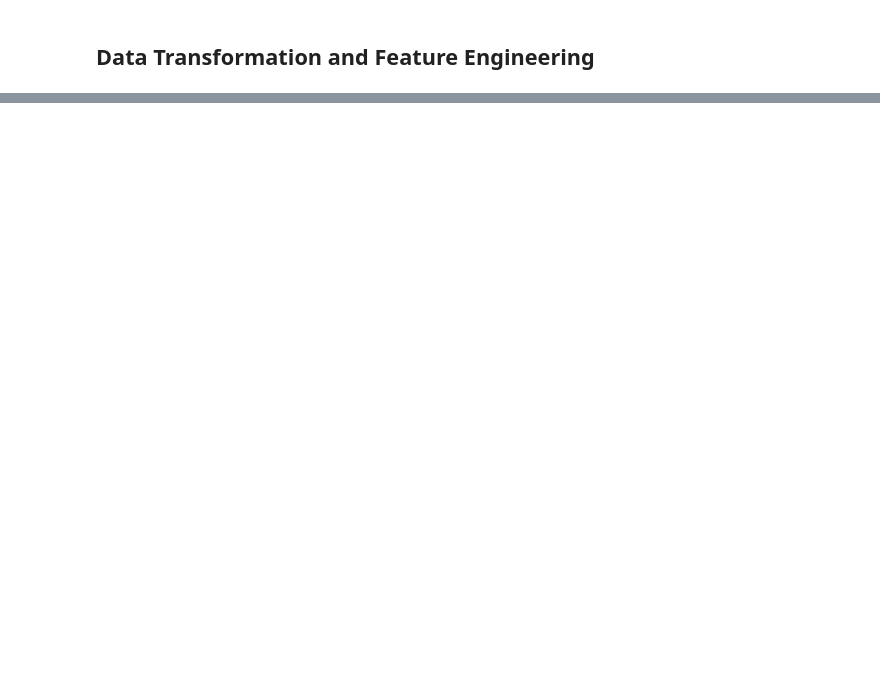
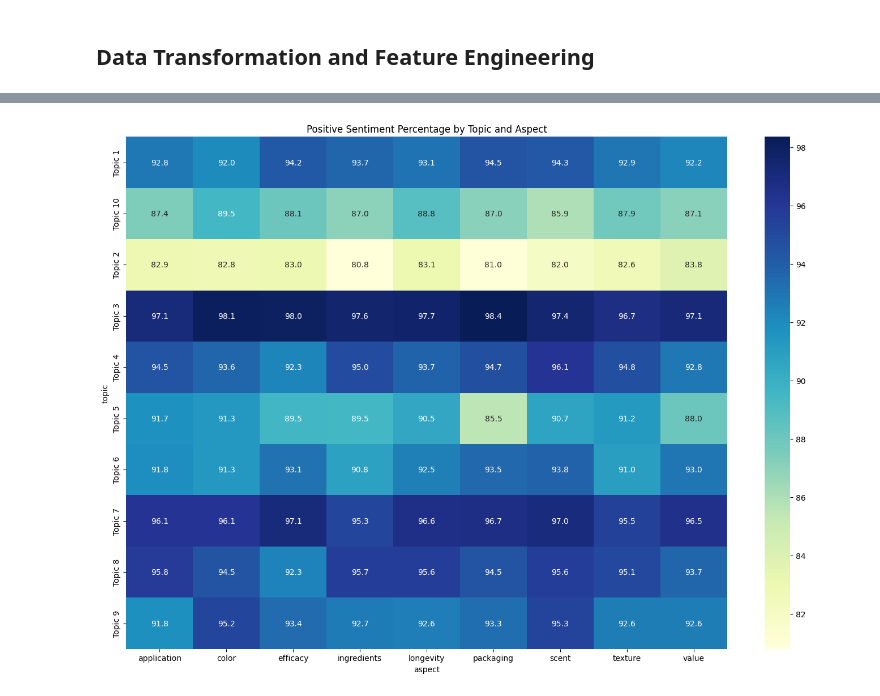
Before and after one commit to colarrbear/DA-opinion_analytics, a Jupyter notebook: DA-opinion_analytics.ipynb, the cells around one changed output, grey strips where cells are left out. Drawn from its saved outputs; the diff is of its cells as text; code cells hidden in the pictures; blank space fills up the shorter version.

```diff
--- a/DA-opinion_analytics.ipynb
+++ b/DA-opinion_analytics.ipynb
@@ -222,0 +1013,84 @@ merged_data['sentiment_score'] = merged_data['rating_x'].apply(lambda x: 'positi
+# %%
+# We'll use Latent Dirichlet Allocation (LDA) to find topics in reviews
+from sklearn.decomposition import LatentDirichletAllocation
+from sklearn.feature_extraction.text import CountVectorizer
+
+# Create document-term matrix
+count_vect = CountVectorizer(max_df=0.95, min_df=2, stop_words='english', max_features=1000)
+doc_term_matrix = count_vect.fit_transform(merged_data['processed_text'].fillna(''))
+
+# Create and fit the LDA model
+lda = LatentDirichletAllocation(n_components=10, random_state=42)
+lda.fit(doc_term_matrix)
+
+# Function to display the top words for each topic
+def display_topics(model, feature_names, no_top_words):
+    topics = {}
+    for topic_idx, topic in enumerate(model.components_):
+        topic_words = [feature_names[i] for i in topic.argsort()[:-no_top_words - 1:-1]]
+        topics[f"Topic {topic_idx+1}"] = topic_words
+        print(f"Topic {topic_idx+1}: {' '.join(topic_words)}")
+    return topics
+
+# Display the top 10 words for each topic
+feature_names = count_vect.get_feature_names_out()
+topics = display_topics(lda, feature_names, 10)
+
+# Transform the document-term matrix to get topic distributions for each review
+topic_distributions = lda.transform(doc_term_matrix)
+
+# Add the dominant topic to each review
+merged_data['dominant_topic'] = topic_distributions.argmax(axis=1) + 1
+
+# Calculate aspect sentiment by topic
+topic_aspect_sentiment = []
+
+for topic_num in range(1, lda.n_components + 1):
+    topic_reviews = merged_data[merged_data['dominant_topic'] == topic_num]
+
+    for aspect in beauty_aspects.keys():
+        # Filter reviews that mention this aspect for this topic
+        aspect_reviews = topic_reviews[topic_reviews[f'has_{aspect}'] == 1]
+
+        if aspect_reviews.shape[0] < 5:  # Skip if too few reviews
+            continue
+
+        # Calculate sentiment metrics
+        avg_rating = aspect_reviews['rating_x'].mean()
+        avg_compound = aspect_reviews['compound_score'].mean()
+
+        pos_count = sum((aspect_reviews['compound_score'] > 0.05))
+        neu_count = sum((aspect_reviews['compound_score'] >= -0.05) & (aspect_reviews['compound_score'] <= 0.05))
+        neg_count = sum((aspect_reviews['compound_score'] < -0.05))
+
+        total_count = pos_count + neu_count + neg_count
+
+        if total_count > 0:
+            topic_aspect_sentiment.append({
+                'topic': f"Topic {topic_num}",
+                'topic_words': ' '.join(topics[f"Topic {topic_num}"]),
+                'aspect': aspect,
+                'avg_rating': avg_rating,
+                'avg_compound': avg_compound,
+                'positive_pct': pos_count / total_count * 100,
+                'neutral_pct': neu_count / total_count * 100,
+                'negative_pct': neg_count / total_count * 100,
+                'total_reviews': total_count
+            })
+
+topic_aspect_df = pd.DataFrame(topic_aspect_sentiment)
+
+# Create a heatmap of positive sentiment percentage by topic and aspect
+topic_aspect_pivot = topic_aspect_df.pivot_table(
+    index='topic',
+    columns='aspect',
+    values='positive_pct',
+    aggfunc='mean'
+)
+
+plt.figure(figsize=(14, 10))
+sns.heatmap(topic_aspect_pivot, annot=True, cmap='YlGnBu', fmt='.1f')
+plt.title('Positive Sentiment Percentage by Topic and Aspect')
+plt.tight_layout()
+plt.show()
+# %% [output]
@@ -222,0 +1107 @@ merged_data['sentiment_score'] = merged_data['rating_x'].apply(lambda x: 'positi
+[figure, added]
```
Also changed, not shown: parts of 37 cells of this notebook.
